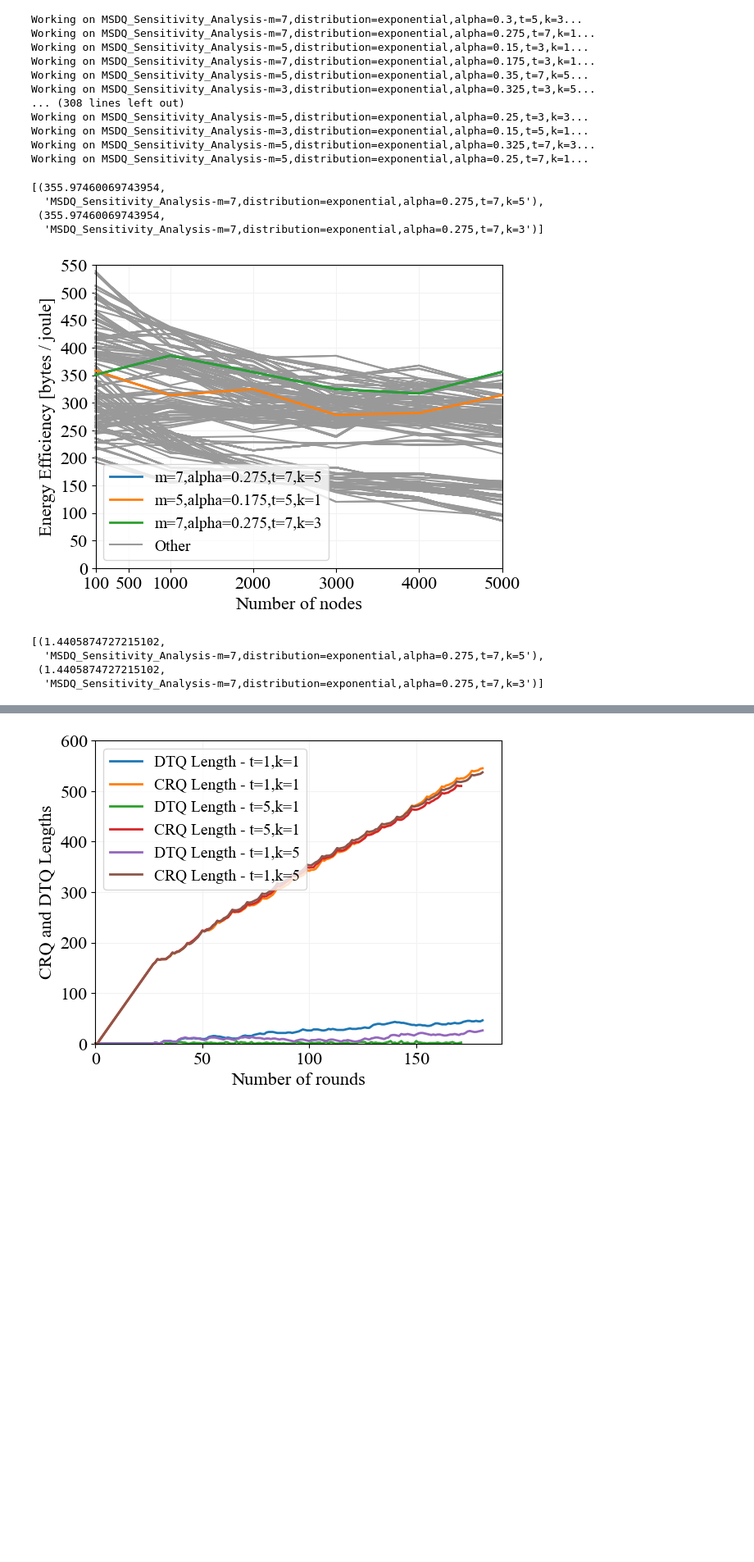
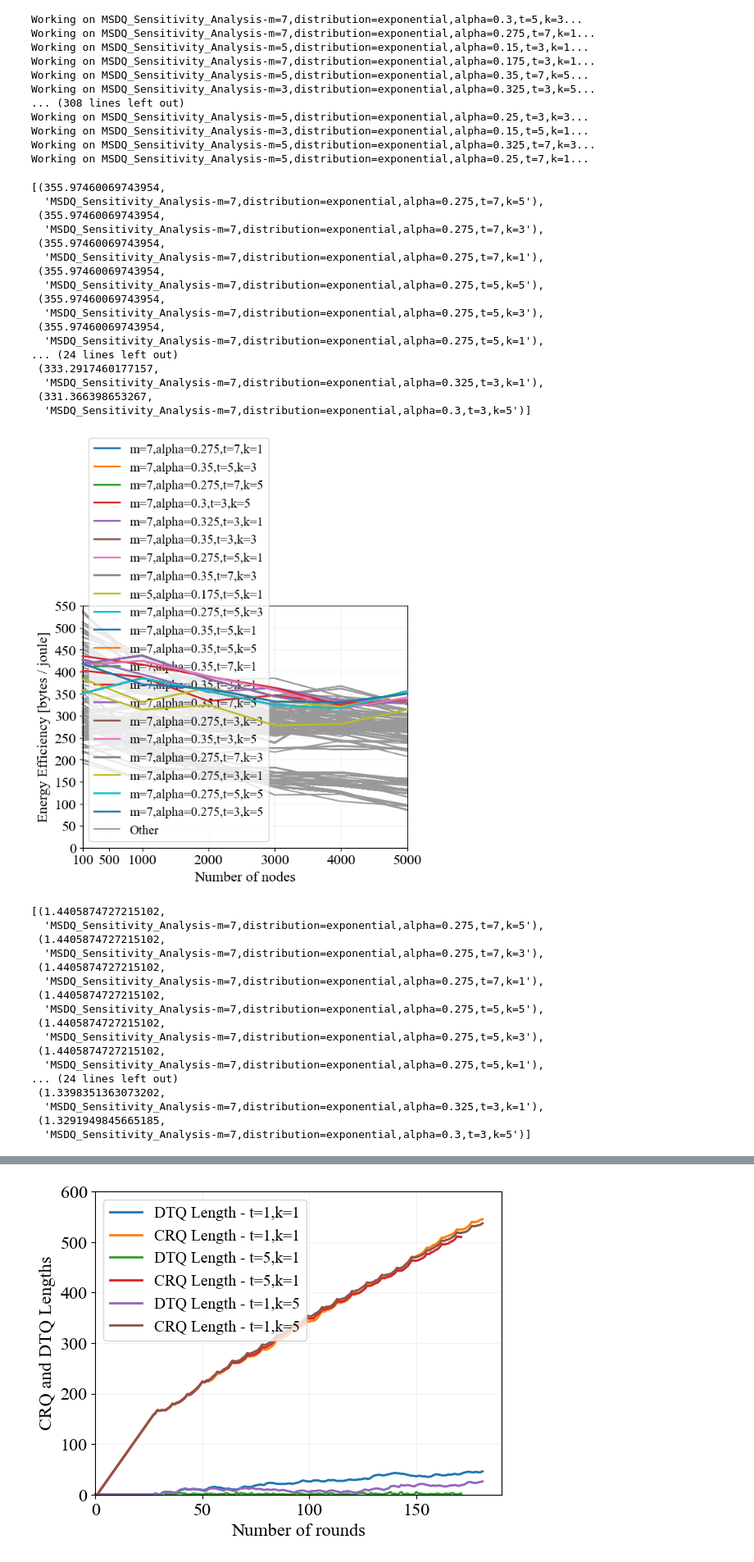
Before and after one commit to jason-gerard/DRAAF-pipeline, a Jupyter notebook: DtS_DQ_Variant_Paper/sensitivity_analysis.ipynb, the cells around one changed output, grey strips where cells are left out. Shown at 82% size. Saved outputs shown, nothing was run; the diff lists cells and outputs as text; code cells hidden in the pictures; blank space fills up the shorter version.

```diff
--- a/DtS_DQ_Variant_Paper/sensitivity_analysis.ipynb
+++ b/DtS_DQ_Variant_Paper/sensitivity_analysis.ipynb
@@ -283,7 +283,7 @@ def plot_runs(metric_names, label, ylims, is_log=False, show_metric_name=False):
     if metric_names[0] == "Average Delay [seconds]":
         values.sort()
     # pprint.pprint(values)
-    values = values[:2]
+    values = values[:20]
     pprint.pprint(values)
     values = [value[1] for value in values]
 
@@ -335,47 +335,73 @@ def plot_runs(metric_names, label, ylims, is_log=False, show_metric_name=False):
         if len(ax.get_yticks()) < 5:
             ax.set_yticks(np.arange(ylims[0], ylims[1]+1, 10))
 
-    plt.savefig(
-        os.path.join(output_dir, f"sensitivity_analysis_{label.replace(' ', '_').replace('/', '_')}.pdf"),
-        format="pdf",
-        bbox_inches='tight'
-    )
+    # plt.savefig(
+    #     os.path.join(output_dir, f"sensitivity_analysis_{label.replace(' ', '_').replace('/', '_')}.pdf"),
+    #     format="pdf",
+    #     bbox_inches='tight'
+    # )
 
     plt.show()
 
 ##### Satellite Energy Efficiency [bytes / joule]
 metric = "Satellite Energy Efficiency [bytes / joule]"
 plot_runs([metric], metric, [0, 550], False)
 
 ##### Average Energy Efficiency per Node [bytes / joule]
 metric = "Average Energy Efficiency per Node [bytes / joule]"
 plot_runs([metric], metric, [0.1, 100], True)
 
 ##### Network Energy Efficiency [bytes / joule]
 metric = "Network Energy Efficiency [bytes / joule]"
 plot_runs([metric], metric, [0.1, 100], True)
 
 ##### Jain Fairness Index
 metric = "Jain Fairness Index"
 plot_runs([metric], metric, [0.01, 1], True)
 
 ##### Throughput kilobytes / hour
 metric = "Throughput [kilobytes / hour]"
 plot_runs([metric], metric, [0, 120])
 
 ##### Overhead and data [bytes]
 plot_runs(["Data", "Overhead"], "Overhead and data [bytes]", [100, 1000000], True, True)
 
 ##### Average Delay [seconds]
 metric = "Average Delay [seconds]"
 plot_runs([metric], metric, [0, 400])
 # %% [output]
 [(355.97460069743954,
   'MSDQ_Sensitivity_Analysis-m=7,distribution=exponential,alpha=0.275,t=7,k=5'),
  (355.97460069743954,
-  'MSDQ_Sensitivity_Analysis-m=7,distribution=exponential,alpha=0.275,t=7,k=3')]
+  'MSDQ_Sensitivity_Analysis-m=7,distribution=exponential,alpha=0.275,t=7,k=3'),
+ (355.97460069743954,
+  'MSDQ_Sensitivity_Analysis-m=7,distribution=exponential,alpha=0.275,t=7,k=1'),
+ (355.97460069743954,
+  'MSDQ_Sensitivity_Analysis-m=7,distribution=exponential,alpha=0.275,t=5,k=5'),
+ (355.97460069743954,
+  'MSDQ_Sensitivity_Analysis-m=7,distribution=exponential,alpha=0.275,t=5,k=3'),
+ (355.97460069743954,
+  'MSDQ_Sensitivity_Analysis-m=7,distribution=exponential,alpha=0.275,t=5,k=1'),
+... (24 lines left out)
+ (333.2917460177157,
+  'MSDQ_Sensitivity_Analysis-m=7,distribution=exponential,alpha=0.325,t=3,k=1'),
+ (331.366398653267,
+  'MSDQ_Sensitivity_Analysis-m=7,distribution=exponential,alpha=0.3,t=3,k=5')]
-[figure, old version]
+[figure, new version]
 [(1.4405874727215102,
   'MSDQ_Sensitivity_Analysis-m=7,distribution=exponential,alpha=0.275,t=7,k=5'),
  (1.4405874727215102,
-  'MSDQ_Sensitivity_Analysis-m=7,distribution=exponential,alpha=0.275,t=7,k=3')]
+  'MSDQ_Sensitivity_Analysis-m=7,distribution=exponential,alpha=0.275,t=7,k=3'),
+ (1.4405874727215102,
+  'MSDQ_Sensitivity_Analysis-m=7,distribution=exponential,alpha=0.275,t=7,k=1'),
+ (1.4405874727215102,
+  'MSDQ_Sensitivity_Analysis-m=7,distribution=exponential,alpha=0.275,t=5,k=5'),
+ (1.4405874727215102,
+  'MSDQ_Sensitivity_Analysis-m=7,distribution=exponential,alpha=0.275,t=5,k=3'),
+ (1.4405874727215102,
+  'MSDQ_Sensitivity_Analysis-m=7,distribution=exponential,alpha=0.275,t=5,k=1'),
+... (24 lines left out)
+ (1.3398351363073202,
+  'MSDQ_Sensitivity_Analysis-m=7,distribution=exponential,alpha=0.325,t=3,k=1'),
+ (1.3291949845665185,
+  'MSDQ_Sensitivity_Analysis-m=7,distribution=exponential,alpha=0.3,t=3,k=5')]
```
Also changed, not shown: parts of 1 cell of this notebook, 2 other files.
